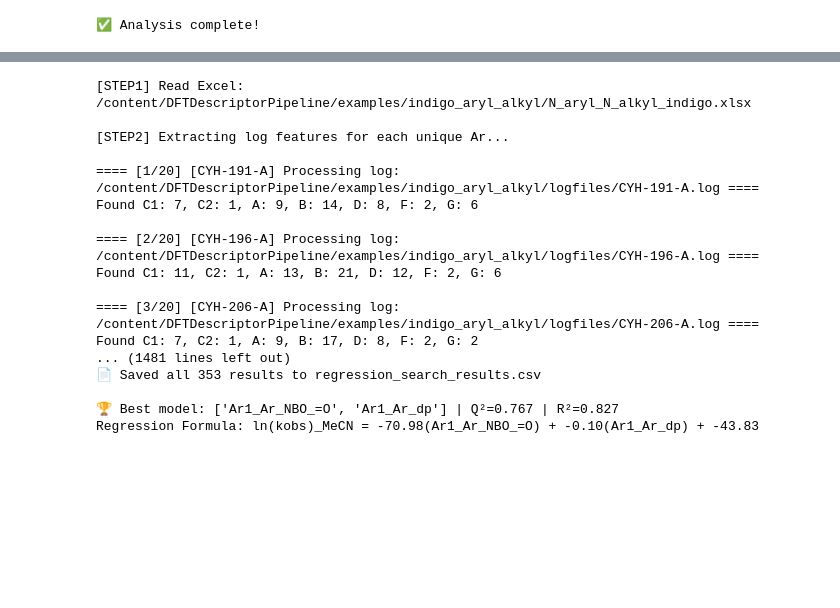
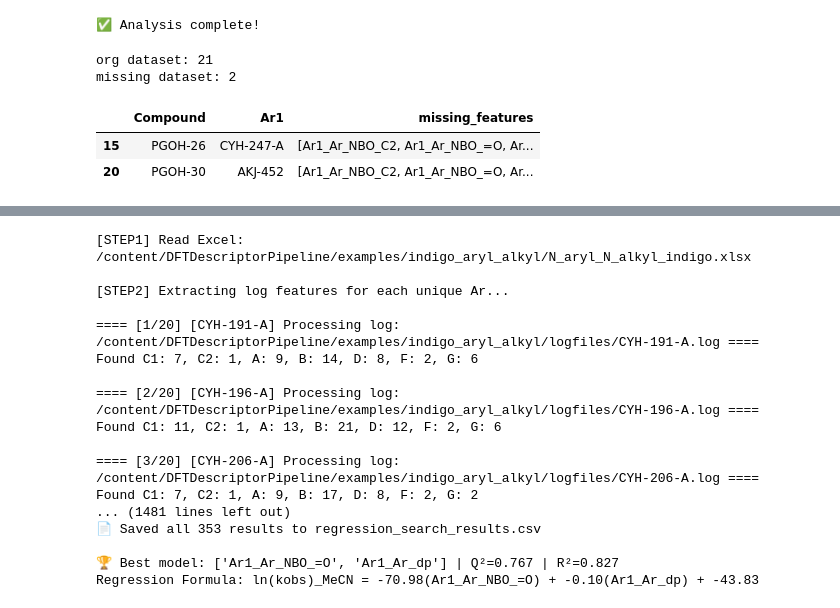
Before and after one commit to peculab/DFTDescriptorPipeline, a Jupyter notebook: examples/indigo_aryl_alkyl/indigo_aryl_alkyl.ipynb, the cells around one changed output, grey strips where cells are left out. Drawn from its saved outputs; the diff is of its cells as text; code cells hidden in the pictures; blank space fills up the shorter version.

```diff
--- a/examples/indigo_aryl_alkyl/indigo_aryl_alkyl.ipynb
+++ b/examples/indigo_aryl_alkyl/indigo_aryl_alkyl.ipynb
@@ -89,3 +89,26 @@ Found C1: 7, C2: 1, A: 9, B: 17, D: 8, F: 2, G: 2
 Regression Formula: ln(kobs)_MeCN = -70.98(Ar1_Ar_NBO_=O) + -0.10(Ar1_Ar_dp) + -43.83
 [figure]
 ✅ Analysis complete!
+# %%
+import pandas as pd
+
+target = "ln(kobs)_MeCN"
+features = [c for c in df.columns if c.startswith("Ar") and "_" in c and not c.endswith(("_Ar", "_Ar_key", "_log_path", "_log_exists"))]
+
+mask_missing = df[features + [target]].isna().any(axis=1)
+dropped = df[mask_missing].copy()
+dropped["missing_features"] = (
+    df[features + [target]]
+    .isna()
+    .apply(lambda row: [c for c, v in row.items() if v], axis=1)
+)
+
+print(f"org dataset: {len(df)}")
+print(f"missing dataset: {mask_missing.sum()}")
+display(dropped[["Compound", "Ar1", "missing_features"]])
+# %% [output]
+org dataset: 21
+missing dataset: 2
+|  | Compound | Ar1 | missing_features |
+| 15 | PGOH-26 | CYH-247-A | [Ar1_Ar_NBO_C2, Ar1_Ar_NBO_=O, Ar... |
+| 20 | PGOH-30 | AKJ-452 | [Ar1_Ar_NBO_C2, Ar1_Ar_NBO_=O, Ar... |
```
Also changed, not shown: parts of 2 cells of this notebook.
